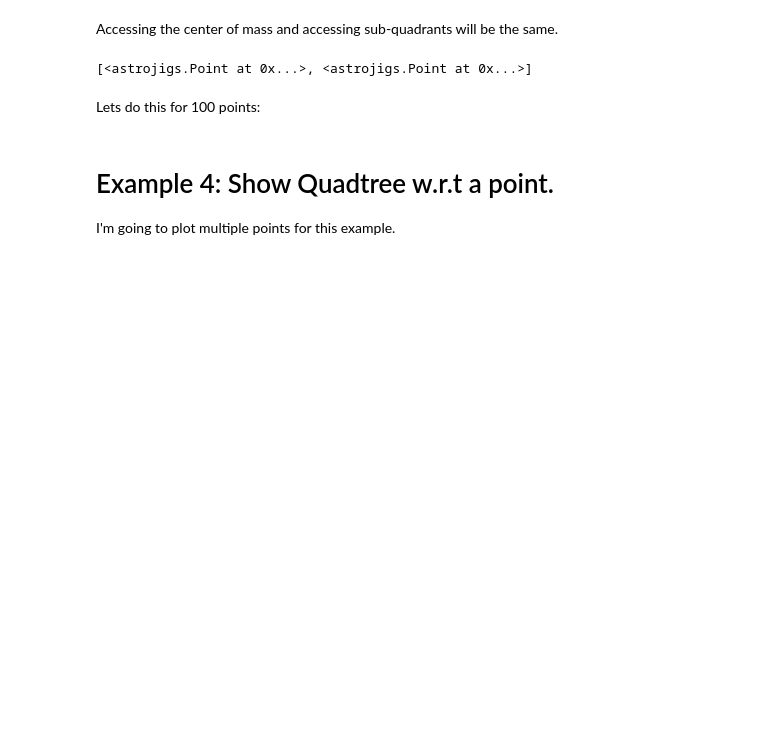
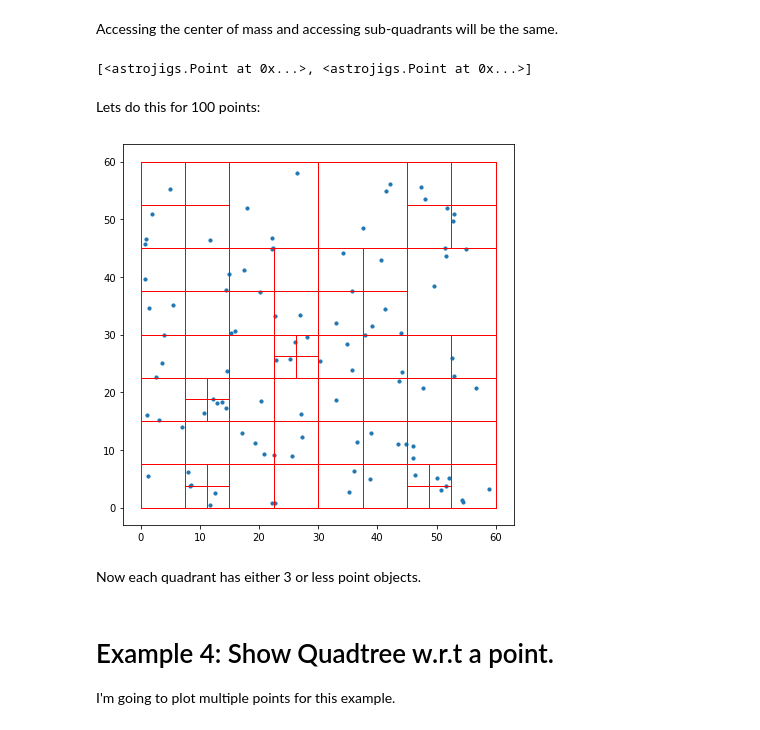
Before and after one commit to Astrojigs/Orbital-simulations, a Jupyter notebook: Examples/Using astrojigs file.ipynb, the cells around one changed output. Drawn from its saved outputs; the diff is of its cells as text; code cells hidden in the pictures; blank space fills up the shorter version.

```diff
--- a/Examples/Using astrojigs file.ipynb
+++ b/Examples/Using astrojigs file.ipynb
@@ -184,10 +184,23 @@ qt2.quads[2].points
 # %% [markdown]
 Lets do this for 100 points:
 # %%
-qt_100 = astrojigs.Quadtree(boundary=b1,G=1,theta_=1)
+qt_100 = astrojigs.Quadtree(boundary=b1,G=1,theta_=1,n=3)
 
 points = [astrojigs.Point(x=np.random.uniform(0,60),
-                         y = np.random)]
+                         y = np.random.uniform(0,60),
+                         mass=np.random.uniform(1,17)) for i in range(100)]
+
+# Inserting points
+for p in points:
+    qt_100.insert(p)
+# %%
+plt.figure(figsize=(7,7))
+plt.scatter([p.x for p in points], [p.y for p in points],s=10)
+qt_100.show(show_entire=False)
+# %% [output]
+[figure, added]
+# %% [markdown]
+Now each quadrant has either 3 or less point objects.
 # %% [markdown]
 # Example 4: Show Quadtree w.r.t a point.
 I'm going to plot multiple points for this example.
```
Also changed, not shown: parts of 1 cell of this notebook, 1 other file.
